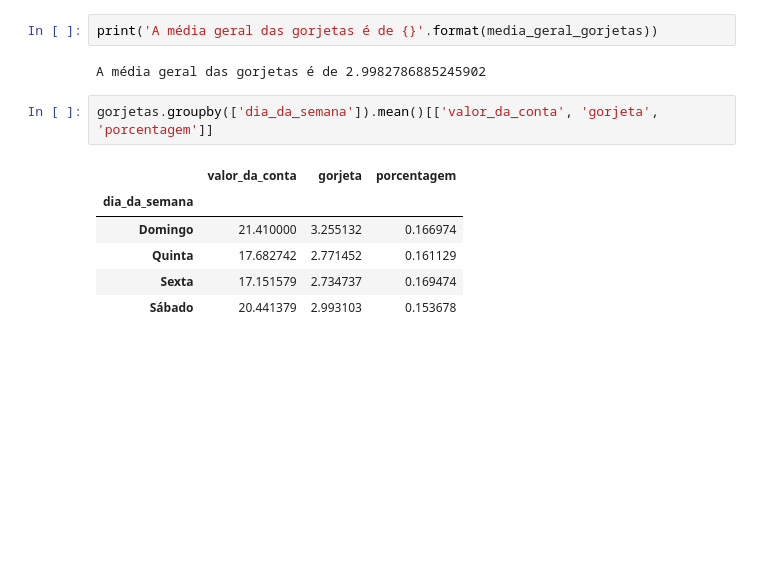
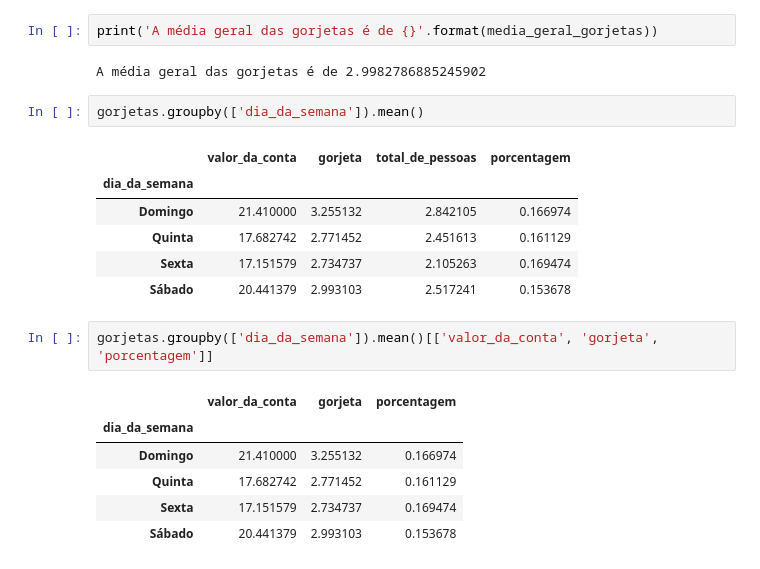
Before and after one commit to Moc967/Alura-Python, a Jupyter notebook: Seaborn/Analise de Dados Seaborn.ipynb, the cells around one changed output. Saved outputs shown, nothing was run; the diff lists cells and outputs as text; blank space fills up the shorter version.

```diff
--- a/Seaborn/Analise de Dados Seaborn.ipynb
+++ b/Seaborn/Analise de Dados Seaborn.ipynb
@@ -434,6 +434,15 @@ media_geral_gorjetas = gorjetas.gorjeta.mean()
 print('A média geral das gorjetas é de {}'.format(media_geral_gorjetas))
 # %% [output]
 A média geral das gorjetas é de 2.9982786885245902
+# %%
+gorjetas.groupby(['dia_da_semana']).mean()
+# %% [output]
+|  | valor_da_conta | gorjeta | total_de_pessoas | porcentagem |
+| dia_da_semana |  |  |  |  |
+| Domingo | 21.410000 | 3.255132 | 2.842105 | 0.166974 |
+| Quinta | 17.682742 | 2.771452 | 2.451613 | 0.161129 |
+| Sexta | 17.151579 | 2.734737 | 2.105263 | 0.169474 |
+| Sábado | 20.441379 | 2.993103 | 2.517241 | 0.153678 |
 # %%
 gorjetas.groupby(['dia_da_semana']).mean()[['valor_da_conta', 'gorjeta', 'porcentagem']]
 # %% [output]
```
Also changed, not shown: parts of 2 cells of this notebook.
